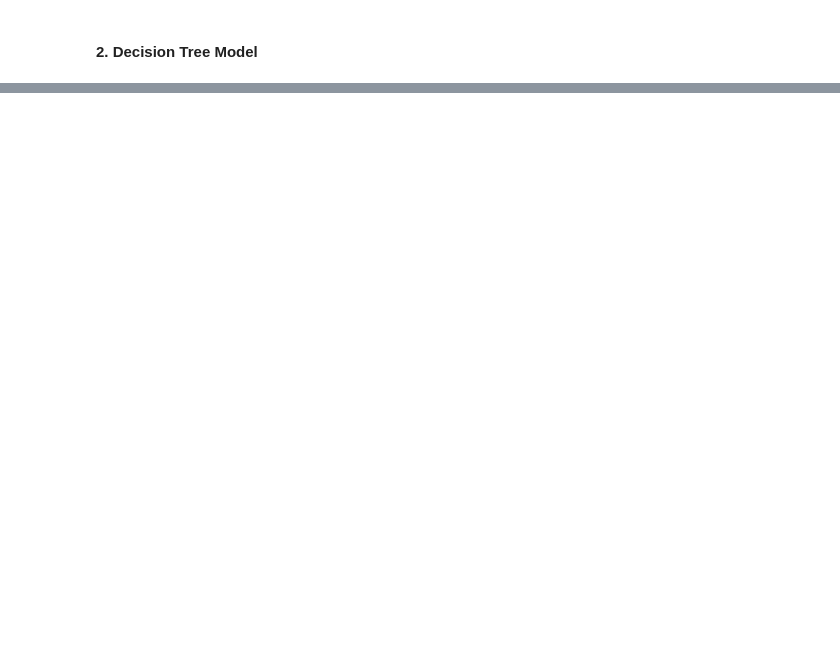
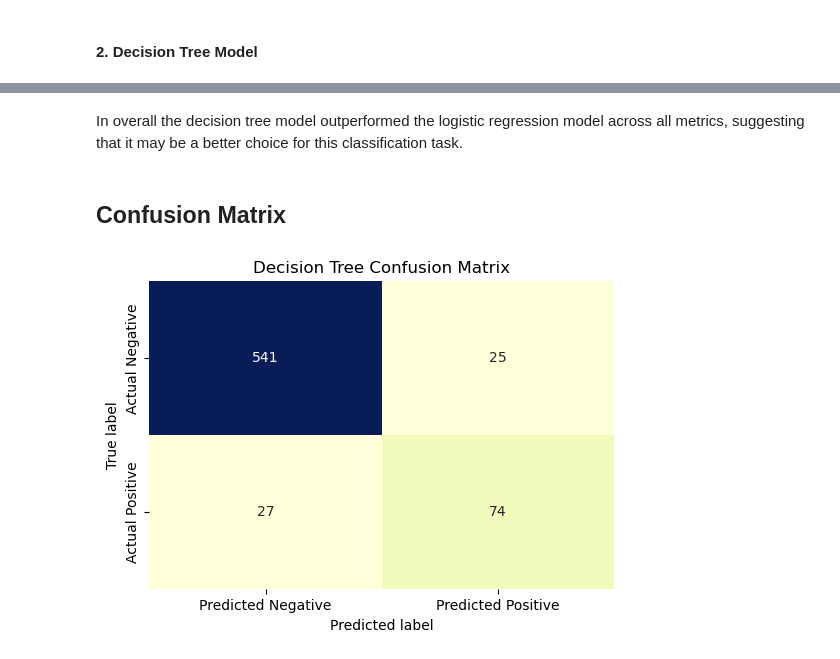
Before and after one commit to kiptochmike/Customer-Churn, a Jupyter notebook: customer_churn.ipynb, the cells around one changed output, grey strips where cells are left out. Drawn from its saved outputs; the diff is of its cells as text; code cells hidden in the pictures; blank space fills up the shorter version.

```diff
--- a/customer_churn.ipynb
+++ b/customer_churn.ipynb
@@ -588,2 +628,9 @@ The dataset is imbalanced.
 # %% [markdown]
 #### 2. Decision Tree Model
+# %%
+# Create an instance of DecisionTreeClassifier
+
+dt = DecisionTreeClassifier(random_state=42)
+
+# Fit the model to the training data
+dt.fit(X_train, y_train)
@@ -589,0 +673,22 @@ The dataset is imbalanced.
+# %% [markdown]
+In overall the decision tree model outperformed the logistic regression model across all metrics, suggesting that it may be a better choice for this classification task.
+# %% [markdown]
+## Confusion Matrix
+# %%
+# Generate predictions on the test set
+y_pred_dt = dt.predict(X_test)
+
+# Build confusion matrix
+conf_matrix_dt = confusion_matrix(y_test, y_pred_dt)
+
+# Visualize the Matrix
+plt.figure(figsize=(6, 4))
+sns.heatmap(conf_matrix_dt, annot=True, cmap='YlGnBu', fmt='g', cbar=False,
+            xticklabels=['Predicted Negative', 'Predicted Positive'],
+            yticklabels=['Actual Negative', 'Actual Positive'])
+plt.xlabel('Predicted label')
+plt.ylabel('True label')
+plt.title('Decision Tree Confusion Matrix')
+plt.show()
+# %% [output]
+[figure, added]
```
Also changed, not shown: parts of 32 cells of this notebook.
